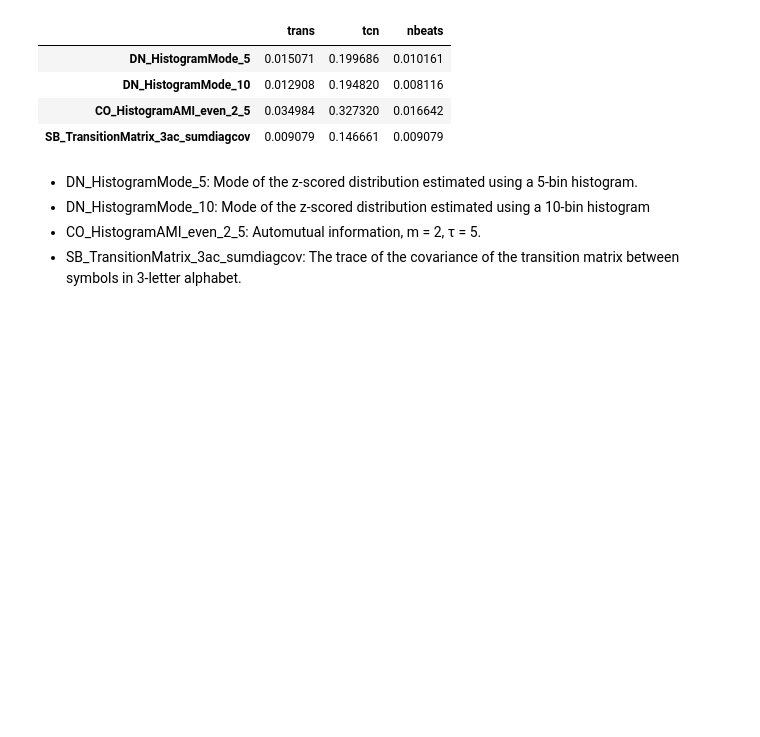
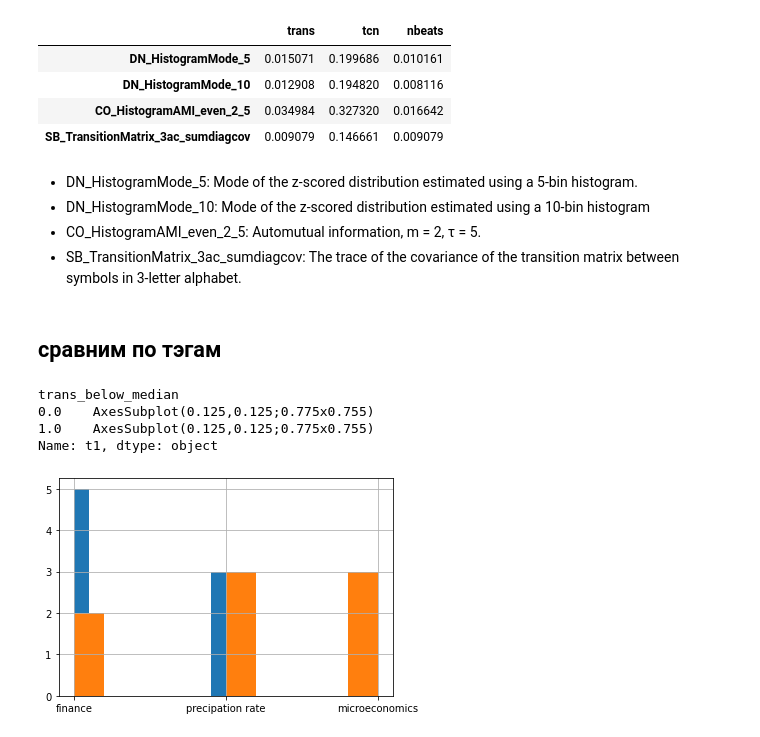
Before and after one commit to ksetdekov/ts_transformers, a Jupyter notebook: compengine_data_prep.ipynb, the cells around one changed output. Cells and saved outputs as stored; diff of their text form; code cells hidden in the pictures; blank space fills up the shorter version.

```diff
--- a/compengine_data_prep.ipynb
+++ b/compengine_data_prep.ipynb
@@ -306,3 +296,17 @@ where_do_fail [significant.trans | significant.tcn | significant.nbeats]
 * DN_HistogramMode_10: Mode of the z-scored distribution estimated using a 10-bin histogram
 * CO_HistogramAMI_even_2_5: Automutual information, m = 2, τ = 5.
 * SB_TransitionMatrix_3ac_sumdiagcov: The trace of the covariance of the transition matrix between symbols in 3-letter alphabet.
+# %% [markdown]
+## сравним по тэгам
+# %%
+compengine_res = pd.read_excel('compengine/similarities.xlsx')
+compengine_res = compengine_res[['t1', 'trans_below_median']]
+# %%
+compengine_res.dropna(inplace=True)
+compengine_res.groupby('trans_below_median').t1.hist()
+# %% [output]
+trans_below_median
+0.0    AxesSubplot(0.125,0.125;0.775x0.755)
+1.0    AxesSubplot(0.125,0.125;0.775x0.755)
+Name: t1, dtype: object
+[figure, added]
```
Also changed, not shown: parts of 3 cells of this notebook.
